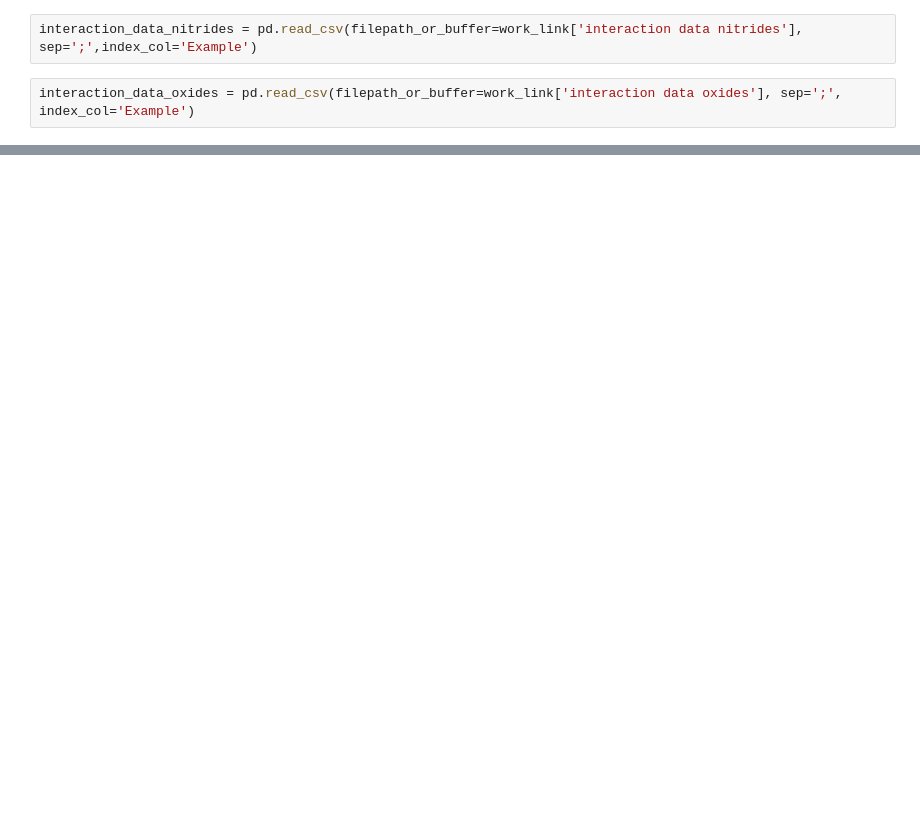
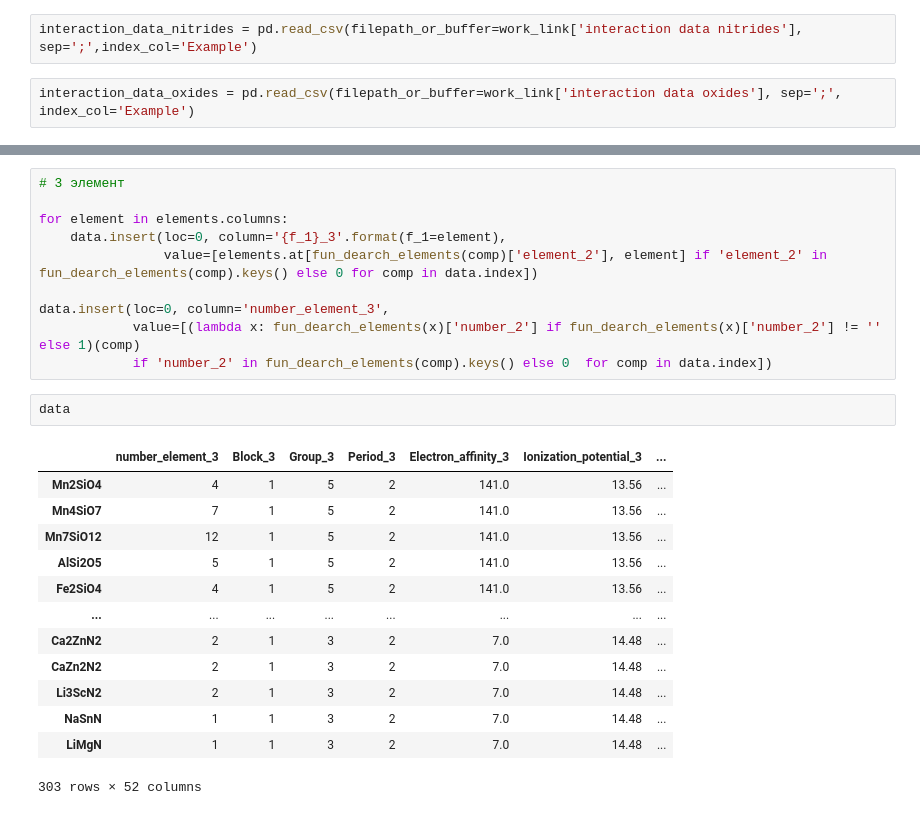
Before and after one commit to hinevics/ML-for-new-materials-discovery, a Jupyter notebook: Bandgap prediction/Data preparation.ipynb, the cells around one changed output, grey strips where cells are left out. Drawn from its saved outputs; the diff is of its cells as text; blank space fills up the shorter version.

```diff
--- a/Bandgap prediction/Data preparation.ipynb
+++ b/Bandgap prediction/Data preparation.ipynb
@@ -59,0 +156,26 @@ compound
+# %%
+# 3 элемент
+
+for element in elements.columns:
+    data.insert(loc=0, column='{f_1}_3'.format(f_1=element),
+                value=[elements.at[fun_dearch_elements(comp)['element_2'], element] if 'element_2' in fun_dearch_elements(comp).keys() else 0 for comp in data.index])
+
+data.insert(loc=0, column='number_element_3',
+            value=[(lambda x: fun_dearch_elements(x)['number_2'] if fun_dearch_elements(x)['number_2'] != '' else 1)(comp)
+            if 'number_2' in fun_dearch_elements(comp).keys() else 0  for comp in data.index])
+# %%
+data
+# %% [output]
+|  | number_element_3 | Block_3 | Group_3 | Period_3 | Electron_affinity_3 | Ionization_potential_3 | ... |
+| Mn2SiO4 | 4 | 1 | 5 | 2 | 141.0 | 13.56 | ... |
+| Mn4SiO7 | 7 | 1 | 5 | 2 | 141.0 | 13.56 | ... |
+| Mn7SiO12 | 12 | 1 | 5 | 2 | 141.0 | 13.56 | ... |
+| AlSi2O5 | 5 | 1 | 5 | 2 | 141.0 | 13.56 | ... |
+| Fe2SiO4 | 4 | 1 | 5 | 2 | 141.0 | 13.56 | ... |
+| ... | ... | ... | ... | ... | ... | ... | ... |
+| Ca2ZnN2 | 2 | 1 | 3 | 2 | 7.0 | 14.48 | ... |
+| CaZn2N2 | 2 | 1 | 3 | 2 | 7.0 | 14.48 | ... |
+| Li3ScN2 | 2 | 1 | 3 | 2 | 7.0 | 14.48 | ... |
+| NaSnN | 1 | 1 | 3 | 2 | 7.0 | 14.48 | ... |
+| LiMgN | 1 | 1 | 3 | 2 | 7.0 | 14.48 | ... |
+303 rows × 52 columns
```
Also changed, not shown: parts of 40 cells of this notebook, 1 other file.
